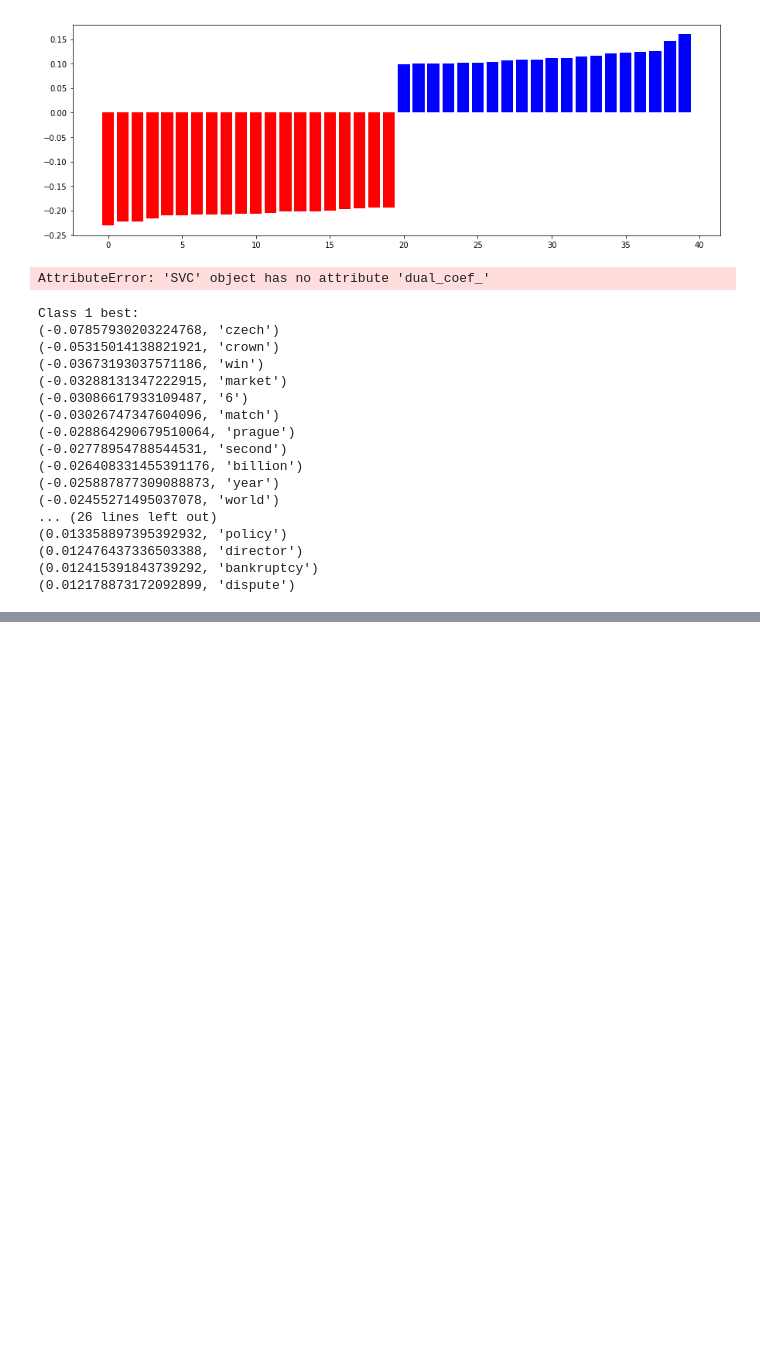
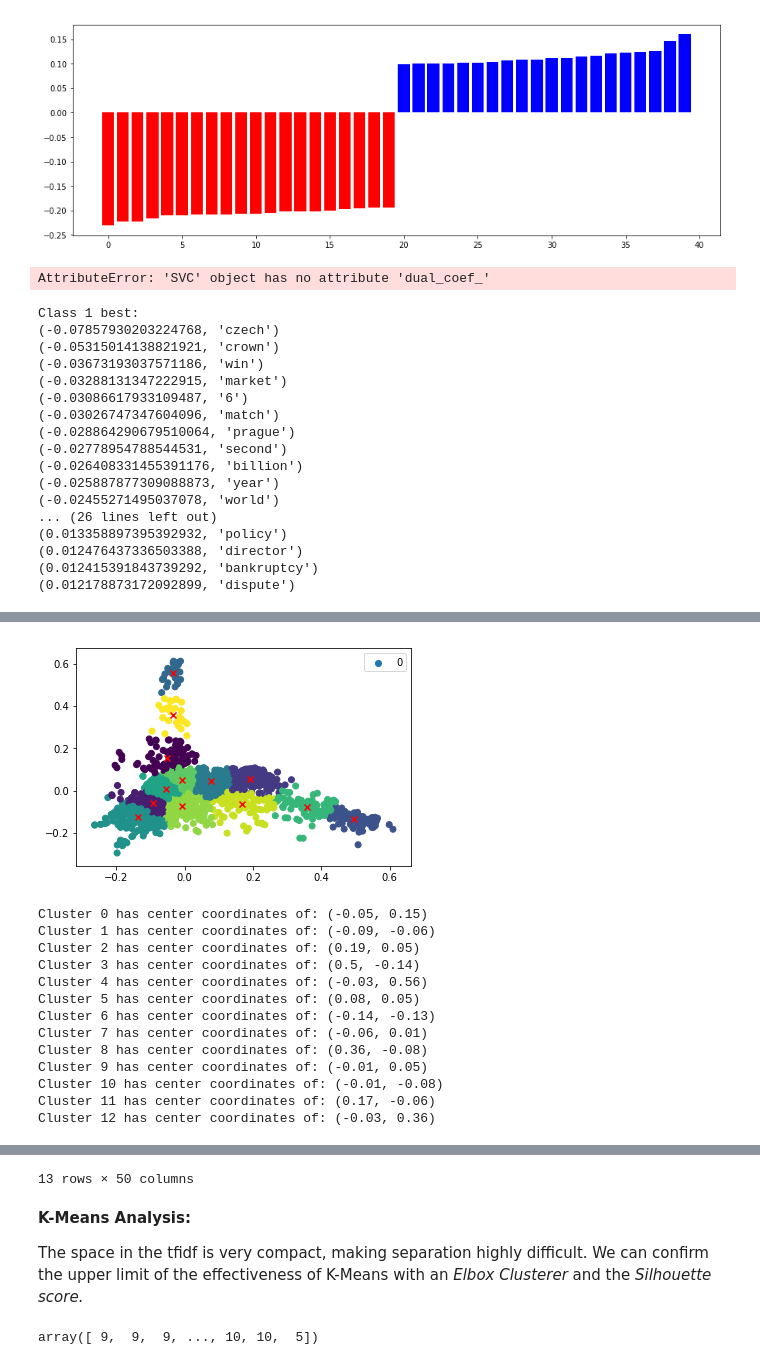
Before and after one commit to jafonte01/CAPSTONE---Unsupervised-Learning, a Jupyter notebook: Unit 4 NEW Capstone .ipynb, the cells around one changed output, grey strips where cells are left out. Saved outputs shown, nothing was run; the diff lists cells and outputs as text; code cells hidden in the pictures; blank space fills up the shorter version.

```diff
--- a/Unit 4 NEW Capstone .ipynb
+++ b/Unit 4 NEW Capstone .ipynb
@@ -529,0 +581,67 @@ print(pd.crosstab(y_pred, y)) # pandas version of confusion_matrix
+# %%
+# problem with above is that while cluster points scaled and transformed
+# cluster centers refused to do so
+
+# don't need scaling or normalization because all tfidf values are between 0 and 1 anyway
+
+#------------------------------------------------------------------------------------
+
+# K-Means, Round 2
+
+X_pca = PCA(2).fit_transform(df_train_tfidf_vectorized)
+
+kmeans = KMeans(n_clusters=13, n_init=50, max_iter=500000, tol=0.000001)
+
+# Create pipeline: pipeline
+#from sklearn.preprocessing import Normalizer
+#normalizer=Normalizer()
+
+#pipeline = make_pipeline(normalizer, kmeans).fit_transform(X_pca)
+kmeans.fit(X_pca)
+labels = kmeans.predict(X_pca) # same as kmeans.labels_ --- I just did it this way
+
+
+dfkmeans = pd.DataFrame({'Cluster Label':labels, 'Author':y})
+ct = pd.crosstab(dfkmeans['Cluster Label'], dfkmeans['Author'])
+
+cluster_centers = kmeans.cluster_centers_
+xcenters = cluster_centers[:,0]
+ycenters = cluster_centers[:,1]
+xcenlist = list(xcenters)
+ycenlist = list(ycenters)
+
+legendlabels = range(0,13)
+
+centerdf = pd.DataFrame({'Xcenter':xcenters, 'Ycenter':ycenters,
+                        'Labels':[str(label) for label in legendlabels]})
+
+# Plotting kMeans
+plt.scatter(x=X_pca[:, 0], y=X_pca[:, 1], c=labels)
+plt.legend(centerdf.Labels)
+
+# Plotting kMeans centers
+plt.scatter(x=xcenters, y=ycenters,
+            c='red', marker='x')
+plt.show()
+
+for i in range(0, len(xcenlist)):
+    print('Cluster {} has center coordinates of: ({}, {})'.format(str(legendlabels[i]),
+                                                                  round(xcenlist[i], 2),
+                                                                  round(ycenlist[i], 2)))
+
+ct
+# %% [output]
+[figure, added]
+Cluster 0 has center coordinates of: (-0.05, 0.15)
+Cluster 1 has center coordinates of: (-0.09, -0.06)
+Cluster 2 has center coordinates of: (0.19, 0.05)
+Cluster 3 has center coordinates of: (0.5, -0.14)
+Cluster 4 has center coordinates of: (-0.03, 0.56)
+Cluster 5 has center coordinates of: (0.08, 0.05)
+Cluster 6 has center coordinates of: (-0.14, -0.13)
+Cluster 7 has center coordinates of: (-0.06, 0.01)
+Cluster 8 has center coordinates of: (0.36, -0.08)
+Cluster 9 has center coordinates of: (-0.01, 0.05)
+Cluster 10 has center coordinates of: (-0.01, -0.08)
+Cluster 11 has center coordinates of: (0.17, -0.06)
+Cluster 12 has center coordinates of: (-0.03, 0.36)
@@ -529,0 +663,9 @@ print(pd.crosstab(y_pred, y)) # pandas version of confusion_matrix
+13 rows × 50 columns
+# %% [markdown]
+__K-Means Analysis:__
+
+The space in the tfidf is very compact, making separation highly difficult. We can confirm the upper limit of the effectiveness of K-Means with an _Elbox Clusterer_ and the _Silhouette score._
+# %%
+labels
+# %% [output]
+array([ 9,  9,  9, ..., 10, 10,  5])
```
Also changed, not shown: parts of 14 cells of this notebook, 1 other file.
